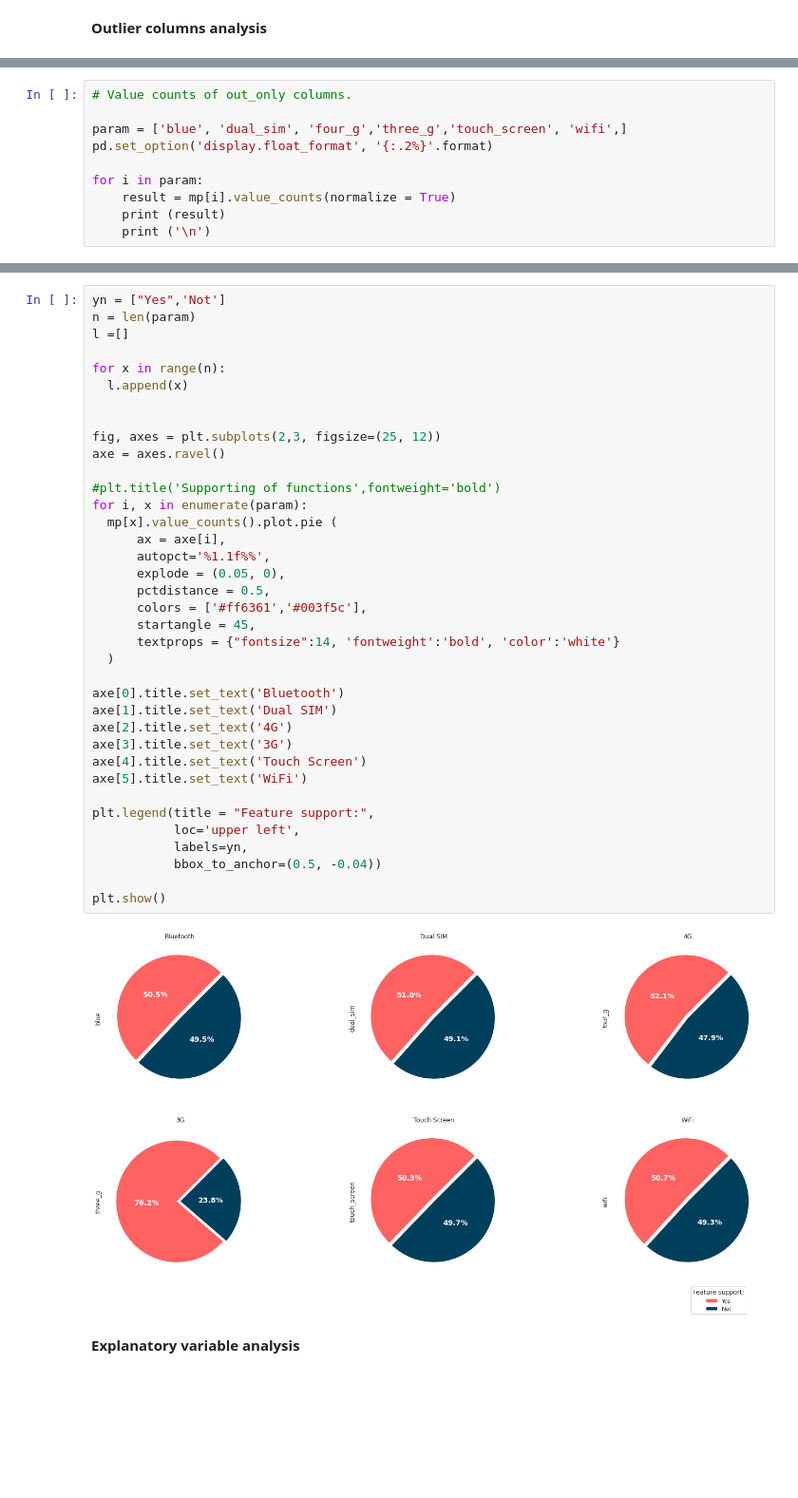
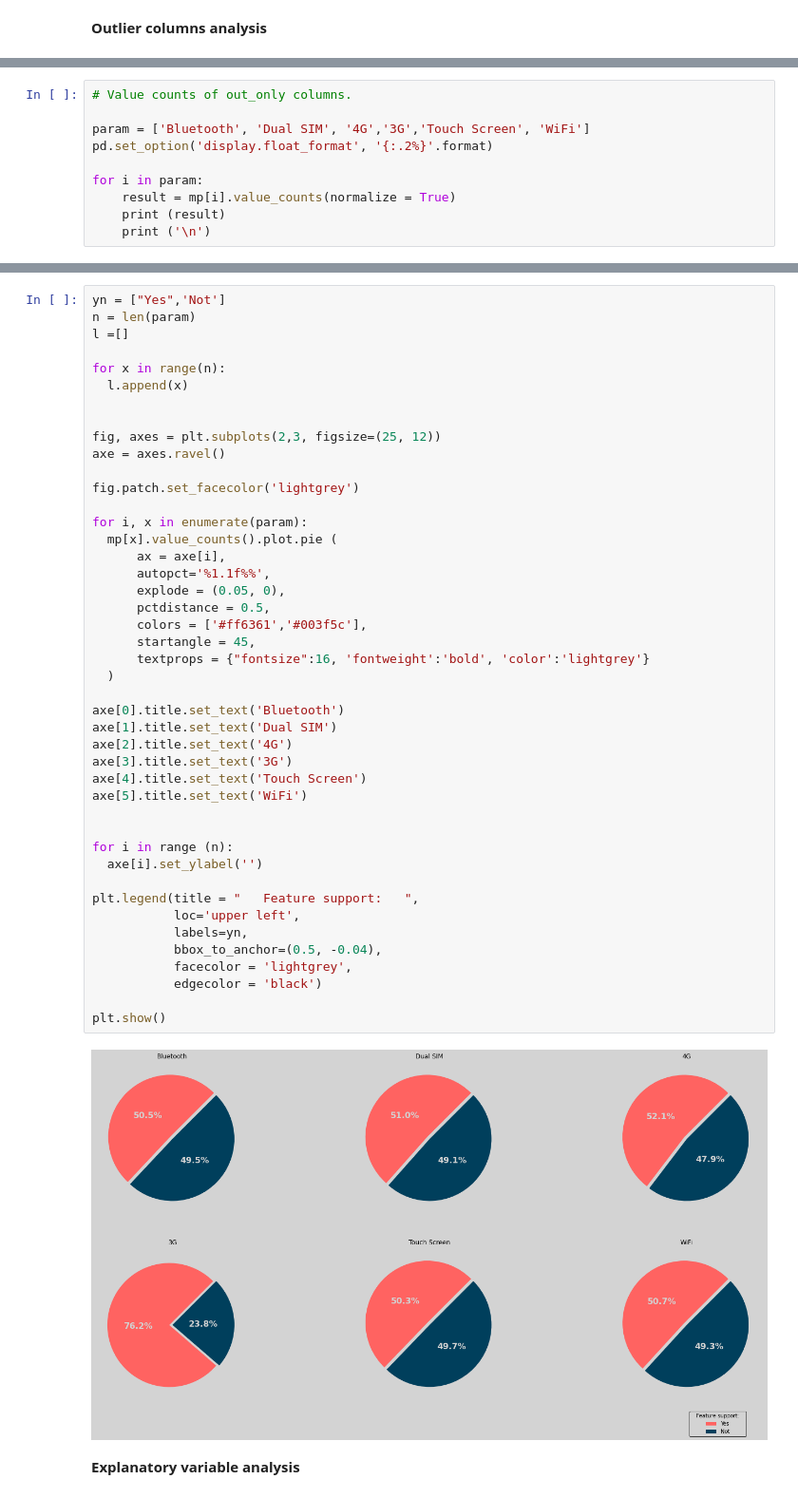
Before and after one commit to slawomirzurek/Data_Analysis_and_Programming_in_Python, a Jupyter notebook: Task.ipynb, the cells around one changed output, grey strips where cells are left out. Shown at 95% size. Saved outputs shown, nothing was run; the diff lists cells and outputs as text; blank space fills up the shorter version.

```diff
--- a/Task.ipynb
+++ b/Task.ipynb
@@ -149,7 +159,7 @@ out_only.head()
 # %%
 # Value counts of out_only columns.
 
-param = ['blue', 'dual_sim', 'four_g','three_g','touch_screen', 'wifi',]
+param = ['Bluetooth', 'Dual SIM', '4G','3G','Touch Screen', 'WiFi']
 pd.set_option('display.float_format', '{:.2%}'.format)
 
 for i in param:
@@ -181,38 +191,45 @@ l =[]
 
 for x in range(n):
   l.append(x)
 
 
 fig, axes = plt.subplots(2,3, figsize=(25, 12))
 axe = axes.ravel()
 
-#plt.title('Supporting of functions',fontweight='bold')
+fig.patch.set_facecolor('lightgrey')
+
 for i, x in enumerate(param):
   mp[x].value_counts().plot.pie (
       ax = axe[i],
       autopct='%1.1f%%',
       explode = (0.05, 0),
       pctdistance = 0.5,
       colors = ['#ff6361','#003f5c'],
       startangle = 45,
-      textprops = {"fontsize":14, 'fontweight':'bold', 'color':'white'}
+      textprops = {"fontsize":16, 'fontweight':'bold', 'color':'lightgrey'}
   )
 
 axe[0].title.set_text('Bluetooth')
 axe[1].title.set_text('Dual SIM')
 axe[2].title.set_text('4G')
 axe[3].title.set_text('3G')
 axe[4].title.set_text('Touch Screen')
 axe[5].title.set_text('WiFi')
 
-plt.legend(title = "Feature support:",
+
+for i in range (n):
+  axe[i].set_ylabel('')
+
+plt.legend(title = "   Feature support:   ",
            loc='upper left',
            labels=yn,
-           bbox_to_anchor=(0.5, -0.04))
+           bbox_to_anchor=(0.5, -0.04),
+           facecolor = 'lightgrey',
+           edgecolor = 'black')
 
 plt.show()
 # %% [output]
-[figure, old version]
+[figure, new version]
 # %% [markdown]
 **Explanatory variable analysis**
 # %%
```
Also changed, not shown: parts of 24 cells of this notebook.
